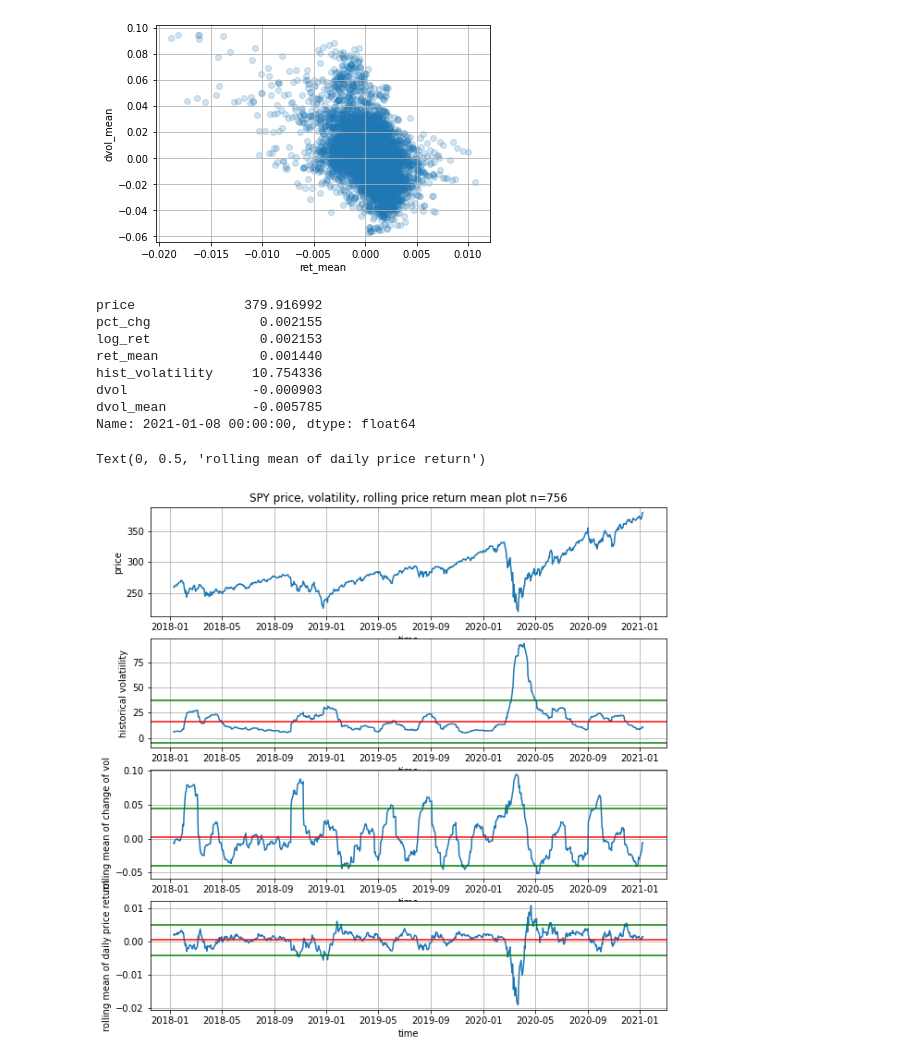
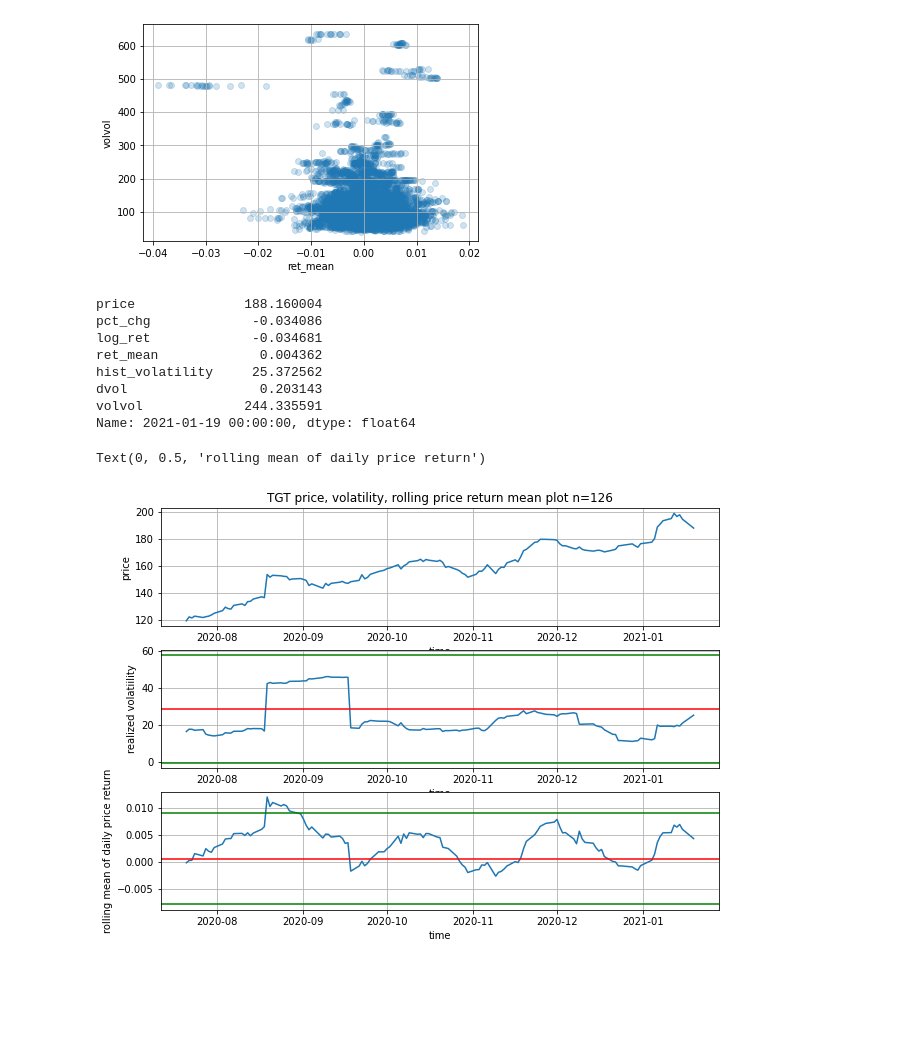
Before and after one commit to pangyuteng/public-misc, a Jupyter notebook: finance/basics/mean-reversion----tmp.ipynb, the cells around one changed output. Saved outputs shown, nothing was run; the diff lists cells and outputs as text; code cells hidden in the pictures; blank space fills up the shorter version.

```diff
--- a/finance/basics/mean-reversion----tmp.ipynb
+++ b/finance/basics/mean-reversion----tmp.ipynb
@@ -10,7 +10,7 @@ import seaborn as sns
 %matplotlib inline
 # %%
 # get historical daily price
-symbol = 'SPY'
+symbol = 'TGT'
 tick = yf.Ticker(symbol)
 history = tick.history(period="max")
 # %%
@@ -24,7 +24,7 @@ df['ret_mean'] = df.log_ret.rolling(21).mean()
 # https://en.wikipedia.org/wiki/Volatility_(finance) "annualized vol" but looking back only 21 days
 df['hist_volatility'] = df.log_ret.rolling(21).std()*np.sqrt(252)*100
 df['dvol'] = df.hist_volatility.pct_change()
-df['dvol_mean'] = df.dvol.rolling(21).mean()
+df['volvol'] = df.dvol.rolling(21).std()*np.sqrt(252)*100
 df = df.dropna()
 # %%
 the_vol_mean = df.hist_volatility.mean()
@@ -92,56 +92,55 @@ Text(0, 0.5, 'rolling mean of daily price return')
 # %%
-plt.scatter(df.ret_mean,df.dvol_mean,alpha=0.2)
+plt.scatter(df.ret_mean,df.volvol,alpha=0.2)
 plt.xlabel('ret_mean')
-plt.ylabel('dvol_mean')
+plt.ylabel('volvol')
 plt.grid(True)
 # %% [output]
-[figure, old version]
+[figure, new version]
 # %%
-ind = -252*3
+ind = int(-252*0.5)
 plt.figure(0,figsize=(10,10))
 print(df.iloc[-1,:])
 plt.subplot(411)
 plt.plot(df.iloc[ind:].price)
 plt.title(f'{symbol} price, volatility, rolling price return mean plot n={np.abs(ind)}')
 plt.xlabel('time')
 plt.ylabel('price')
 plt.grid(True)
 
 plt.subplot(412)
 plt.plot(df.iloc[ind:].hist_volatility)
 plt.axhline(the_vol_mean,color='red')
 plt.axhline(the_vol_mean-2*the_vol_std,color='green')
 plt.axhline(the_vol_mean+2*the_vol_std,color='green')
 plt.xlabel('time')
-plt.ylabel('historical volatiility')
+plt.ylabel('realized volatiility')
 plt.grid(True)
 
+# plt.subplot(413)
+# plt.plot(df.iloc[ind:].volvol)
+# plt.axhline(the_volvol_mean,color='red')
+# plt.axhline(the_volvol_mean-2*the_volvol_std,color='green')
+# plt.axhline(the_volvol_mean+2*the_volvol_std,color='green')
+# plt.xlabel('time')
+# plt.ylabel('realized volatility of volatility')
+# plt.grid(True)
 
 plt.subplot(413)
-plt.plot(df.iloc[ind:].dvol_mean)
-plt.axhline(the_dvol_mean,color='red')
-plt.axhline(the_dvol_mean-2*the_dvol_std,color='green')
-plt.axhline(the_dvol_mean+2*the_dvol_std,color='green')
-plt.xlabel('time')
-plt.ylabel('rolling mean of change of vol')
-plt.grid(True)
-
-plt.subplot(414)
 plt.plot(df.iloc[ind:].ret_mean)
 plt.axhline(the_ret_mean,color='red')
-plt.axhline(the_ret_mean-2*the_ret_tsd,color='green')
-plt.axhline(the_ret_mean+2*the_ret_tsd,color='green')
+plt.axhline(the_ret_mean-2*the_ret_std,color='green')
+plt.axhline(the_ret_mean+2*the_ret_std,color='green')
 plt.grid(True)
 plt.xlabel('time')
 plt.ylabel('rolling mean of daily price return')
 # %% [output]
-price              379.916992
-pct_chg              0.002155
-log_ret              0.002153
-ret_mean             0.001440
-hist_volatility     10.754336
-dvol                -0.000903
-dvol_mean           -0.005785
-Name: 2021-01-08 00:00:00, dtype: float64
+price              188.160004
+pct_chg             -0.034086
+log_ret             -0.034681
+ret_mean             0.004362
+hist_volatility     25.372562
+dvol                 0.203143
+volvol             244.335591
+Name: 2021-01-19 00:00:00, dtype: float64
 Text(0, 0.5, 'rolling mean of daily price return')
-[figure, old version]
+[figure, new version]
```
Also changed, not shown: parts of 2 cells of this notebook, 2 other files.
